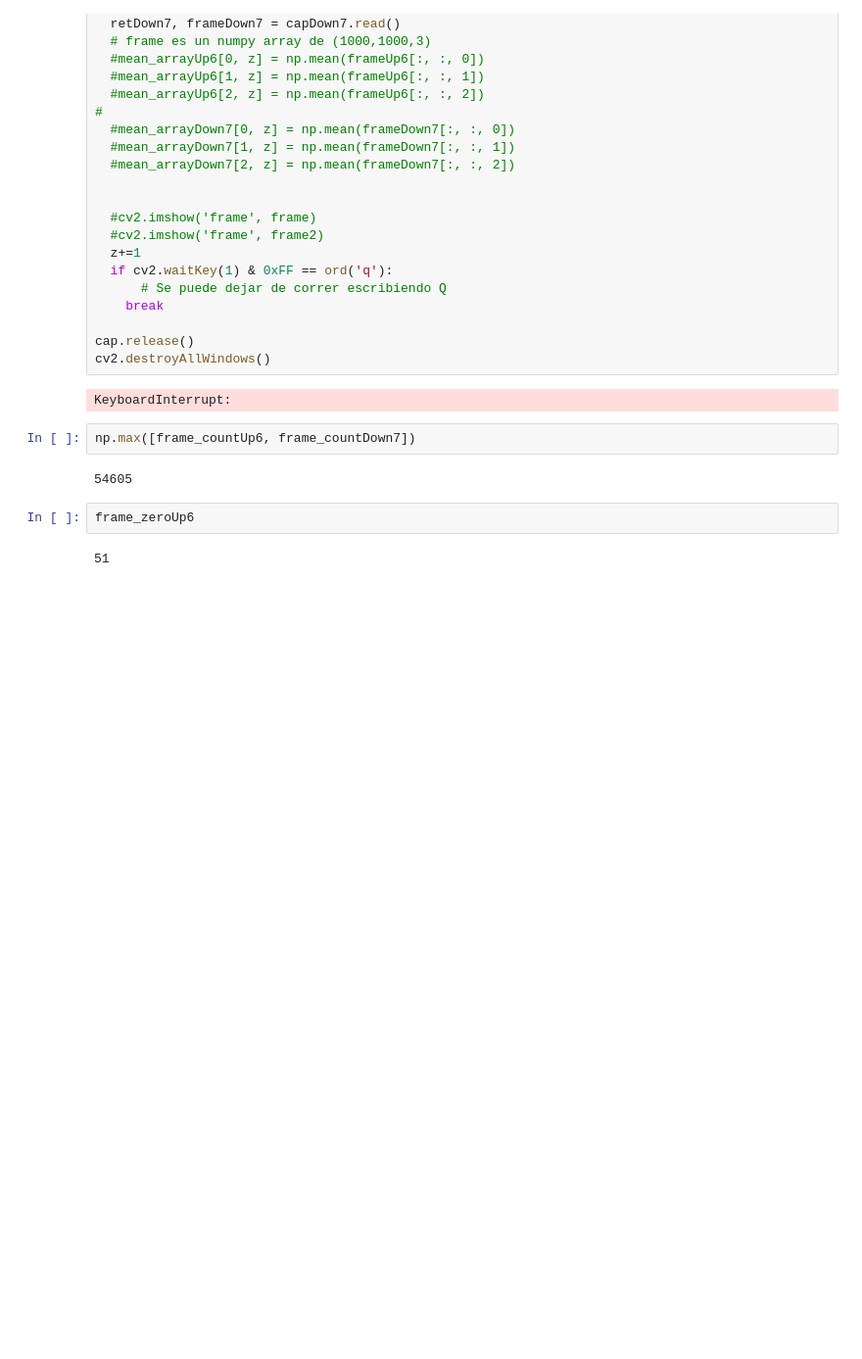
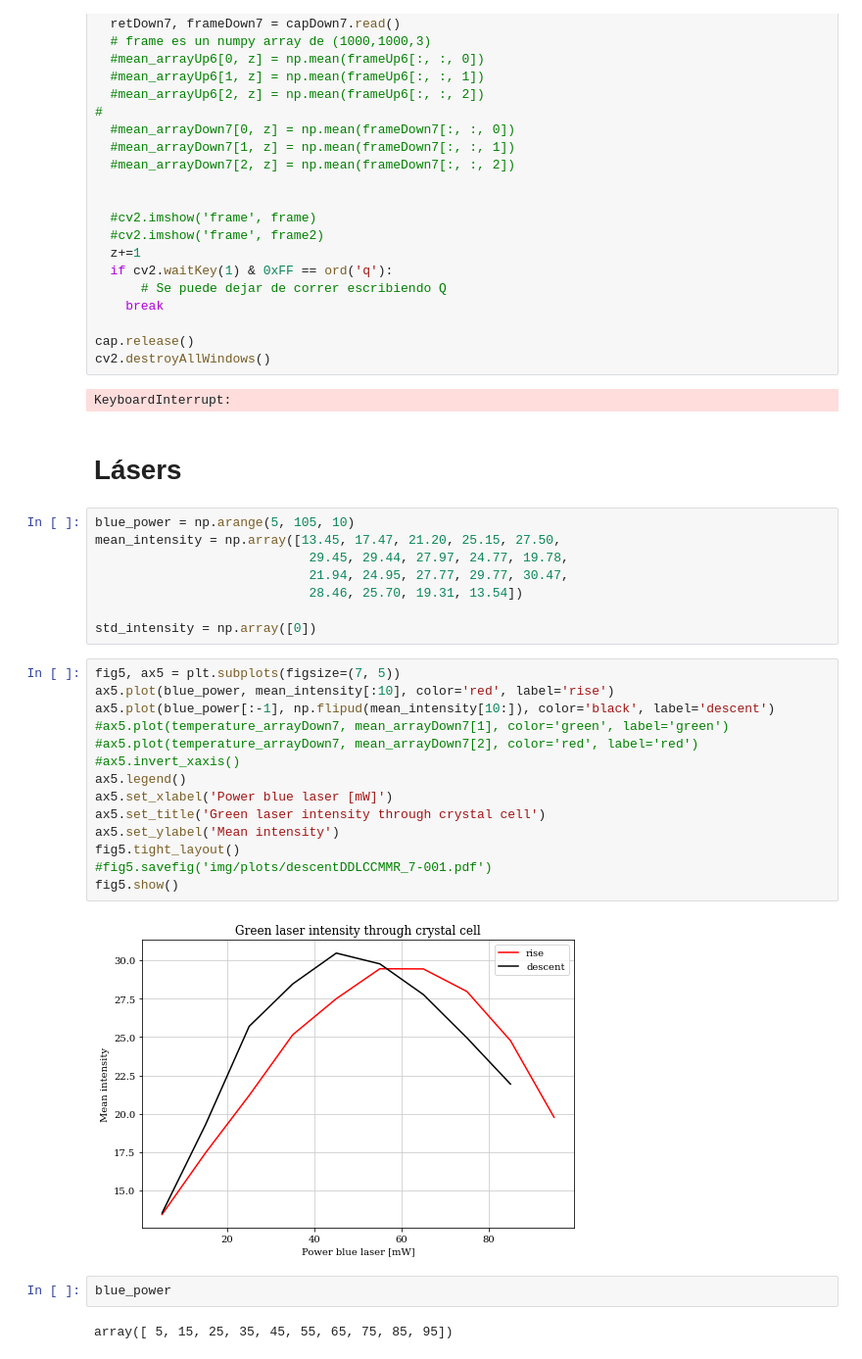
Before and after one commit to Wenupi/analysis-liquid_crystals, a Jupyter notebook: termo.ipynb, the cells around one changed output. Shown: that part at 98% size. Drawn from its saved outputs; the diff is of its cells as text; blank space fills up the shorter version.

Commit message:
Laser intensity
First session

```diff
--- a/termo.ipynb
+++ b/termo.ipynb
@@ -305,11 +311,33 @@ cap.release()
 cv2.destroyAllWindows()
 # %% [output]
 KeyboardInterrupt:
-# %%
-np.max([frame_countUp6, frame_countDown7])
-# %% [output]
-54605
-# %%
-frame_zeroUp6
-# %% [output]
-51
+# %% [markdown]
+# Lásers
+# %%
+blue_power = np.arange(5, 105, 10)
+mean_intensity = np.array([13.45, 17.47, 21.20, 25.15, 27.50,
+                            29.45, 29.44, 27.97, 24.77, 19.78,
+                            21.94, 24.95, 27.77, 29.77, 30.47,
+                            28.46, 25.70, 19.31, 13.54])
+
+std_intensity = np.array([0])
+# %%
+fig5, ax5 = plt.subplots(figsize=(7, 5))
+ax5.plot(blue_power, mean_intensity[:10], color='red', label='rise')
+ax5.plot(blue_power[:-1], np.flipud(mean_intensity[10:]), color='black', label='descent')
+#ax5.plot(temperature_arrayDown7, mean_arrayDown7[1], color='green', label='green')
+#ax5.plot(temperature_arrayDown7, mean_arrayDown7[2], color='red', label='red')
+#ax5.invert_xaxis()
+ax5.legend()
+ax5.set_xlabel('Power blue laser [mW]')
+ax5.set_title('Green laser intensity through crystal cell')
+ax5.set_ylabel('Mean intensity')
+fig5.tight_layout()
+#fig5.savefig('img/plots/descentDDLCCMMR_7-001.pdf')
+fig5.show()
+# %% [output]
+[figure, added]
+# %%
+blue_power
+# %% [output]
+array([ 5, 15, 25, 35, 45, 55, 65, 75, 85, 95])
```
Also changed, not shown: parts of 3 cells of this notebook, 5 other files.
